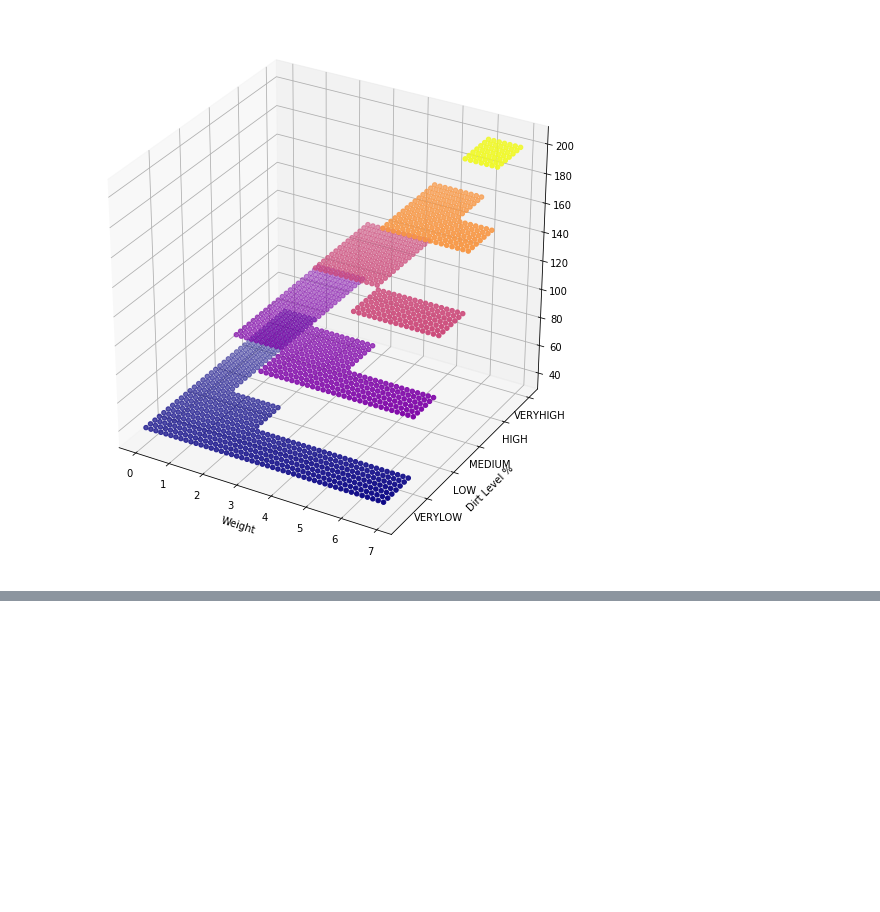
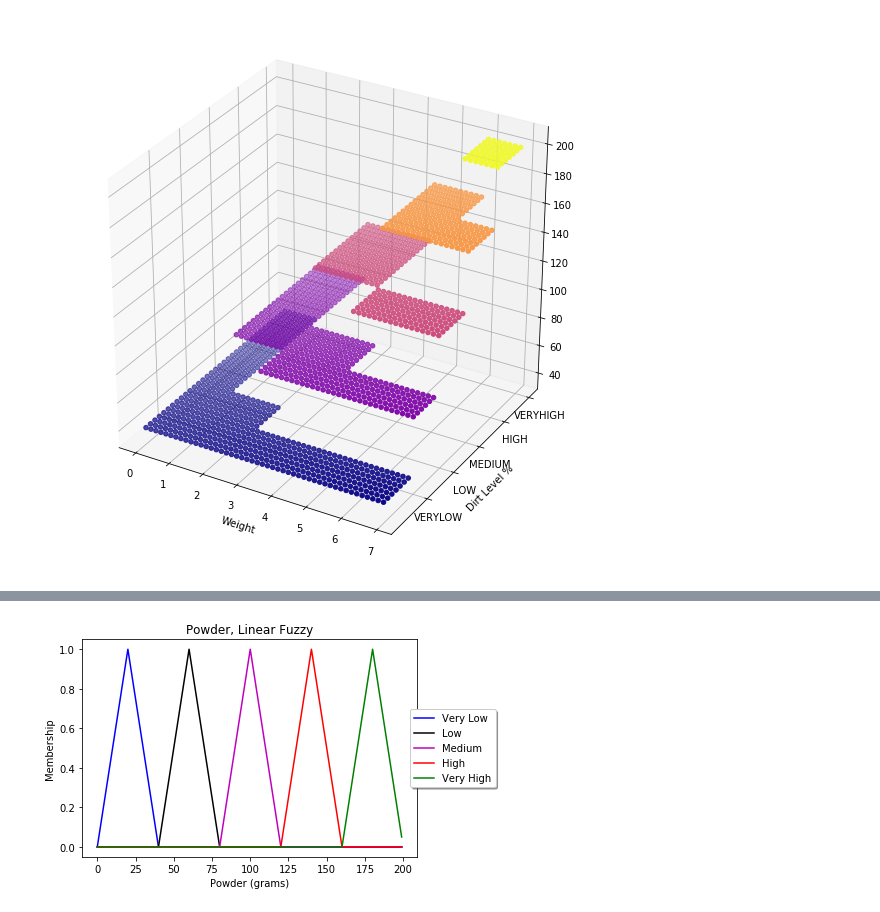
Before and after one commit to ardalanebrahimi/EDU, a Jupyter notebook: FUZZY Laundry.ipynb, the cells around one changed output, grey strips where cells are left out. Cells and saved outputs as stored; diff of their text form; code cells hidden in the pictures; blank space fills up the shorter version.

```diff
--- a/FUZZY Laundry.ipynb
+++ b/FUZZY Laundry.ipynb
@@ -180,0 +283,28 @@ ax.scatter3D(xline, yline, zline,  c=zline, cmap=cm.plasma);
+# %%
+import numpy as np
+import skfuzzy as fuzz
+import matplotlib.pyplot as plt
+%matplotlib inline
+
+x = np.arange(0, 200, 1)
+## LINEAR
+# Create the membership functions
+x_vlow_lin = fuzz.trimf(x, [0, 20, 40])
+x_low_lin = fuzz.trimf(x, [40, 60, 80])
+x_med_lin = fuzz.trimf(x, [80, 100, 120])
+x_high_lin = fuzz.trimf(x, [120, 140, 160])
+x_vhigh_lin = fuzz.trimf(x, [160, 180, 200])
+
+# Plot the results of the linear fuzzy membership
+plt.figure()
+plt.plot(x, x_vlow_lin, 'b', linewidth=1.5, label='Very Low')
+plt.plot(x, x_low_lin, 'k', linewidth=1.5, label='Low')
+plt.plot(x, x_med_lin, 'm', linewidth=1.5, label='Medium')
+plt.plot(x, x_high_lin, 'r', linewidth=1.5, label='High')
+plt.plot(x, x_vhigh_lin, 'g', linewidth=1.5, label='Very High')
+plt.title('Powder, Linear Fuzzy')
+plt.ylabel('Membership')
+plt.xlabel('Powder (grams)')
+plt.legend(loc='center right', bbox_to_anchor=(1.25, 0.5),ncol=1, fancybox=True, shadow=True);
+# %% [output]
+[figure, added]
```
Also changed, not shown: parts of 4 cells of this notebook.
